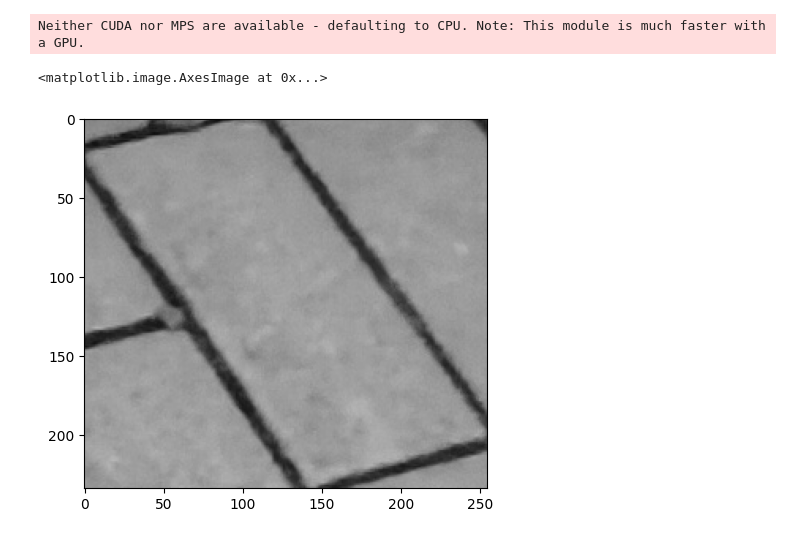
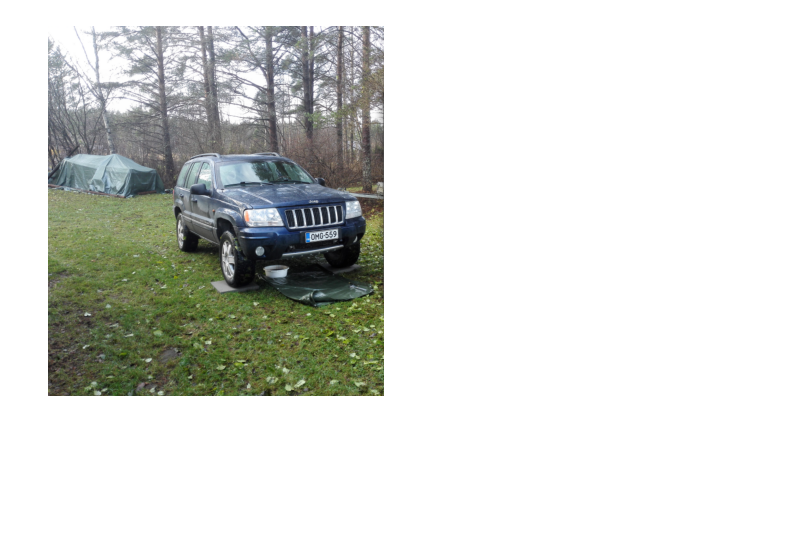
Before and after one commit to ZiqiLi28/Thesis, a Jupyter notebook: backend/backend.ipynb, the cells around one changed output. Cells and saved outputs as stored; diff of their text form; code cells hidden in the pictures; blank space fills up the shorter version.

```diff
--- a/backend/backend.ipynb
+++ b/backend/backend.ipynb
@@ -104,15 +58,9 @@ plt.imshow(cv2.cvtColor(new_image, cv2.COLOR_BGR2RGB))
-# %%
-reader = easyocr.Reader(['en'])
-
-(x, y) = np.where(mask == 255)
-(x1, y1) = (np.min(x), np.min(y))
-(x2, y2) = (np.max(x), np.max(y))
-cropped_image = gray[x1:x2+1, y1:y2+1]
-
-result = reader.readtext(cropped_image)
-
-plt.imshow(cv2.cvtColor(cropped_image, cv2.COLOR_BGR2RGB))
-# %% [output]
-Neither CUDA nor MPS are available - defaulting to CPU. Note: This module is much faster with a GPU.
-<matplotlib.image.AxesImage at 0x...>
-[figure, removed]
+# %%
+image_path = 'image.png'
+image = cv2.imread(image_path)
+
+plt.imshow(cv2.cvtColor(image, cv2.COLOR_BGR2RGB))
+plt.axis('off')
+plt.show()
+# %% [output]
+[figure, added]
```
Also changed, not shown: parts of 8 cells of this notebook, 2 other files.
